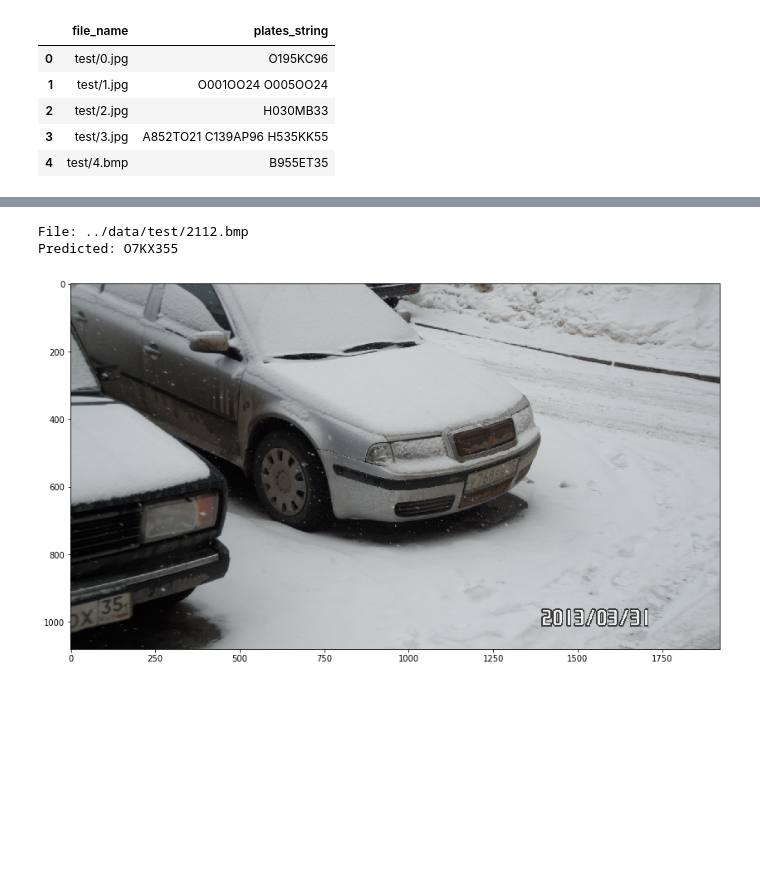
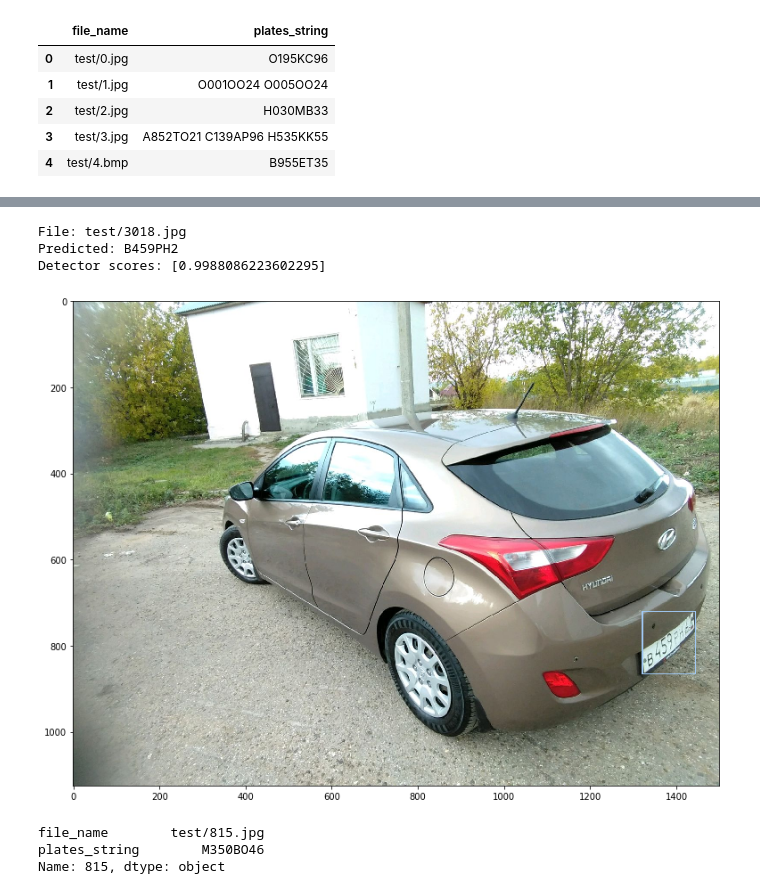
Before and after one commit to Antimortine/made_cv, a Jupyter notebook: contest2/solution/4. OCR Transformer.ipynb, the cells around one changed output, grey strips where cells are left out. Saved outputs shown, nothing was run; the diff lists cells and outputs as text; code cells hidden in the pictures; blank space fills up the shorter version.

Commit message:
Contest 2 final solution. Public score: 0.45419 (10th), private score: 1.00294 (1st)

```diff
--- a/contest2/solution/4. OCR Transformer.ipynb
+++ b/contest2/solution/4. OCR Transformer.ipynb
@@ -644,7 +817,7 @@ test_ocr_loader = DataLoader(
 )
 # %%
 @torch.no_grad()
-def make_submit(model, test_loader, with_tqdm=True, sample_submit=sample_submit):
+def make_submit(model, test_loader, threshold, with_tqdm=True, sample_submit=sample_submit):
     model.eval()
 
     submit = sample_submit.copy()
@@ -656,12 +829,15 @@ def make_submit(model, test_loader, with_tqdm=True, sample_submit=sample_submit)
     for batch in iterator:
         fnames = batch['file']
         images = batch['image'].to(device)
-        predictions = model(images, decode=True)
-        for fname, pred in zip(fnames, predictions):
+
+        pred_seq, scores = model(images, decode=True)
+        for fname, pred_text, score in zip(fnames, pred_seq, scores.cpu().numpy()):
+            if score < threshold:
+                continue
             if fname in results:
-                results[fname] += ' ' + pred
+                results[fname] += ' ' + pred_text
             else:
-                results[fname] = pred
+                results[fname] = pred_text
 
     results = [{'file_name': fname, 'plates_string': pred} for (fname, pred) in results.items()]
     results = pd.DataFrame.from_records(results)
@@ -669,7 +845,7 @@ def make_submit(model, test_loader, with_tqdm=True, sample_submit=sample_submit)
     submit.plates_string.fillna('', inplace=True)
     return submit
 # %%
-submit = make_submit(model, test_ocr_loader)
+submit = make_submit(model, test_ocr_loader, best_threshold)
 # %%
 submit.head()
 # %% [output]
@@ -684,13 +862,21 @@ submit.to_csv(f'submits/submit_{MODEL_NAME}.csv', index=False)
+# %%
+test_boxes = {pred['file']: pred['boxes'] for pred in test_pred_boxes}
+test_detector_scores = {pred['file']: pred['scores'] for pred in test_pred_boxes}
 # %%
-def show_sample(index, df, data_path=data_path):
+def show_sample(index, df, boxes=test_boxes, detector_scores=test_detector_scores, data_path=data_path):
     fig = plt.figure(figsize=(14,10))
     fname = df.at[index, 'file']
     pred_text = df.at[index, 'plate']
-    fname = os.path.join(data_path, fname)
+    fpath = os.path.join(data_path, fname)
     print(f'File: {fname}')
     print(f'Predicted: {pred_text}')
-    img = cv2.imread(fname)
+    print(f'Detector scores: {detector_scores[fname]}')
+    pred_boxes = boxes[fname]
+    img = cv2.imread(fpath)
     img = cv2.cvtColor(img, cv2.COLOR_BGR2RGB)
+    for box in pred_boxes:
+        x1, y1, x2, y2 = box
+        img = cv2.rectangle(img, (x1, y1), (x2, y2), np.array(PALETTE[0]) * 255, 2)
     plt.imshow(img)
 # %%
 plates = pd.DataFrame.from_records([dict(file=file, plate=plate)
@@ -731,6 +907,13 @@ plates[plates.plate_len == 7]
 # %%
-show_sample(2353, plates)
+show_sample(3330, plates)
 # %% [output]
-File: ../data/test/2112.bmp
-Predicted: O7KX355
+File: test/3018.jpg
+Predicted: B459PH2
+Detector scores: [0.9988086223602295]
-[figure, old version]
+[figure, new version]
+# %%
+submit.iloc[815]
+# %% [output]
+file_name        test/815.jpg
+plates_string        M350BO46
+Name: 815, dtype: object
```
Also changed, not shown: parts of 30 cells of this notebook, 2 other files.
